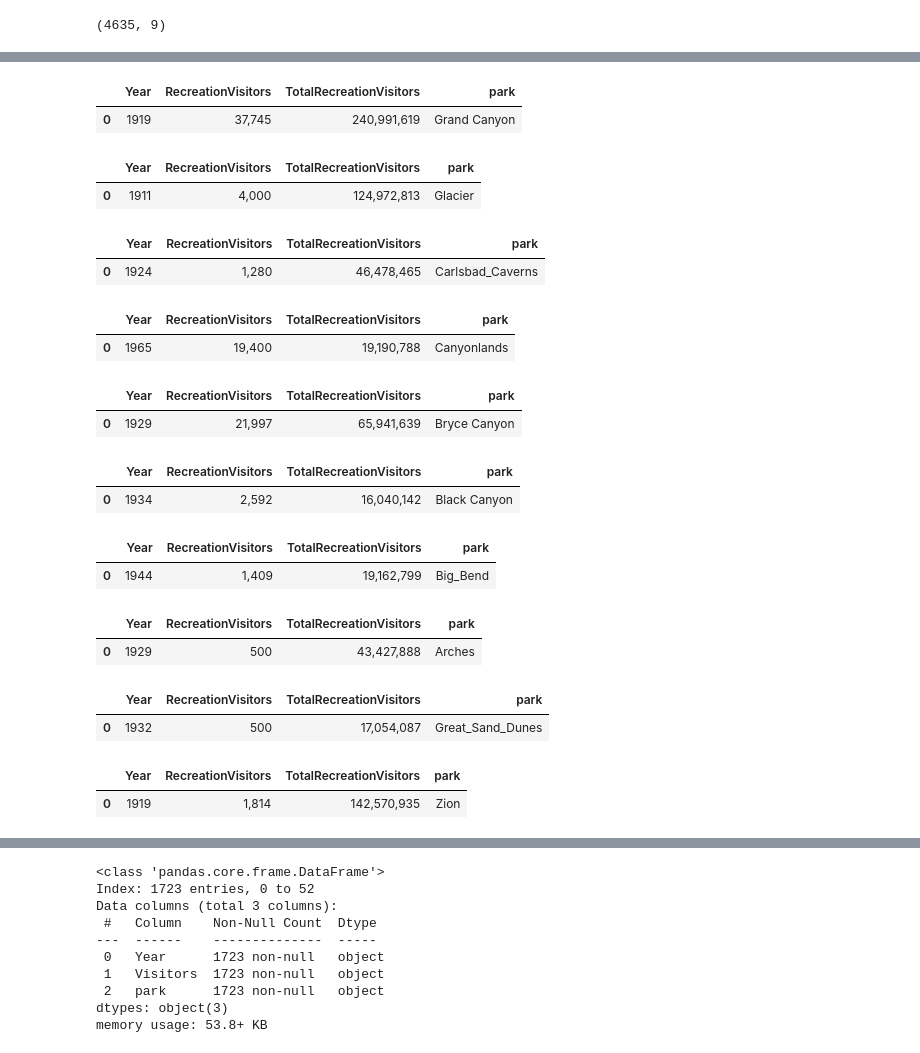
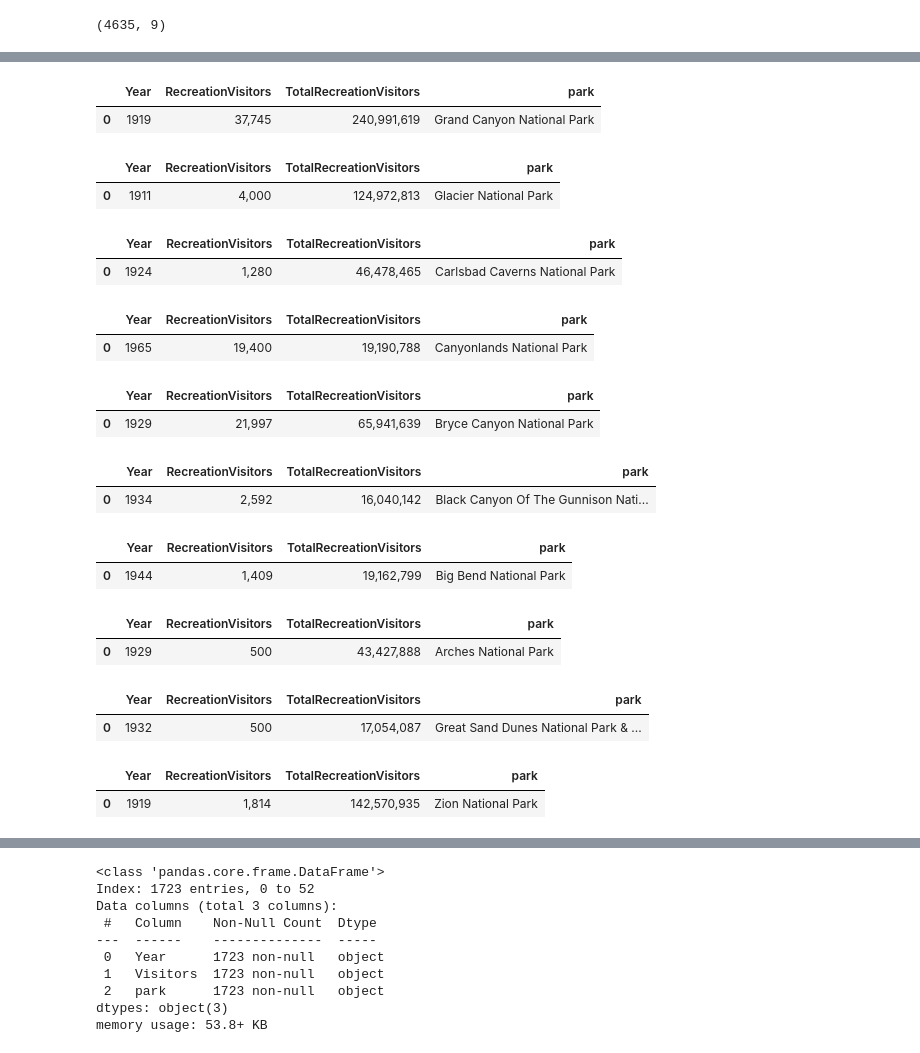
Before and after one commit to GGRAN24/Capstone_NParks, a Jupyter notebook: Capstone(a).ipynb, the cells around one changed output, grey strips where cells are left out. Drawn from its saved outputs; the diff is of its cells as text; code cells hidden in the pictures.

```diff
--- a/Capstone(a).ipynb
+++ b/Capstone(a).ipynb
@@ -51,75 +65,75 @@ Grand_Teton_pop_df
 # %%
 Grand_Canyon_pop_df=pd.read_csv('data/Grand_Canyon_pop.csv',skiprows=3)
 # %%
-Grand_Canyon_pop_df['park']='Grand Canyon'
+Grand_Canyon_pop_df['park']='Grand Canyon National Park'
 Grand_Canyon_pop_df.head(1)
 # %% [output]
 |  | Year | RecreationVisitors | TotalRecreationVisitors | park |
-| 0 | 1919 | 37,745 | 240,991,619 | Grand Canyon |
+| 0 | 1919 | 37,745 | 240,991,619 | Grand Canyon National Park |
 # %%
 Glacier_pop_df=pd.read_csv('data/Glacier_pop.csv',skiprows=3)
 # %%
-Glacier_pop_df['park']='Glacier'
+Glacier_pop_df['park']='Glacier National Park'
 Glacier_pop_df.head(1)
 # %% [output]
 |  | Year | RecreationVisitors | TotalRecreationVisitors | park |
-| 0 | 1911 | 4,000 | 124,972,813 | Glacier |
+| 0 | 1911 | 4,000 | 124,972,813 | Glacier National Park |
 # %%
 Carlsbad_Caverns_pop_df=pd.read_csv('data/Carlsbad_Caverns.csv',skiprows=3)
 # %%
-Carlsbad_Caverns_pop_df['park']='Carlsbad_Caverns'
+Carlsbad_Caverns_pop_df['park']='Carlsbad Caverns National Park'
 Carlsbad_Caverns_pop_df.head(1)
 # %% [output]
 |  | Year | RecreationVisitors | TotalRecreationVisitors | park |
-| 0 | 1924 | 1,280 | 46,478,465 | Carlsbad_Caverns |
+| 0 | 1924 | 1,280 | 46,478,465 | Carlsbad Caverns National Park |
 # %%
 Canyonlands_pop_df=pd.read_csv('data/Canyonlands_pop.csv',skiprows=3)
-Canyonlands_pop_df['park']='Canyonlands'
+Canyonlands_pop_df['park']='Canyonlands National Park'
 Canyonlands_pop_df.head(1)
 # %% [output]
 |  | Year | RecreationVisitors | TotalRecreationVisitors | park |
-| 0 | 1965 | 19,400 | 19,190,788 | Canyonlands |
+| 0 | 1965 | 19,400 | 19,190,788 | Canyonlands National Park |
 # %%
 Bryce_Canyon_pop_df=pd.read_csv('data/Bryce_Canyon_pop.csv',skiprows=3)
-Bryce_Canyon_pop_df['park']='Bryce Canyon'
+Bryce_Canyon_pop_df['park']='Bryce Canyon National Park'
 Bryce_Canyon_pop_df.head(1)
 # %% [output]
 |  | Year | RecreationVisitors | TotalRecreationVisitors | park |
-| 0 | 1929 | 21,997 | 65,941,639 | Bryce Canyon |
+| 0 | 1929 | 21,997 | 65,941,639 | Bryce Canyon National Park |
 # %%
 Black_Canyon_pop_df=pd.read_csv('data/Black_Canyon_pop.csv',skiprows=3)
-Black_Canyon_pop_df['park']='Black Canyon'
+Black_Canyon_pop_df['park']='Black Canyon Of The Gunnison National Park'
 Black_Canyon_pop_df.head(1)
 # %% [output]
 |  | Year | RecreationVisitors | TotalRecreationVisitors | park |
-| 0 | 1934 | 2,592 | 16,040,142 | Black Canyon |
+| 0 | 1934 | 2,592 | 16,040,142 | Black Canyon Of The Gunnison Nati... |
 # %%
 Big_Bend_pop_df=pd.read_csv('data/Big_Bend_pop.csv',skiprows=3)
-Big_Bend_pop_df['park']='Big_Bend'
+Big_Bend_pop_df['park']='Big Bend National Park'
 Big_Bend_pop_df.head(1)
 # %% [output]
 |  | Year | RecreationVisitors | TotalRecreationVisitors | park |
-| 0 | 1944 | 1,409 | 19,162,799 | Big_Bend |
+| 0 | 1944 | 1,409 | 19,162,799 | Big Bend National Park |
 # %%
 Arches_pop_df=pd.read_csv('data/Arches_pop.csv',skiprows=3)
-Arches_pop_df['park']='Arches'
+Arches_pop_df['park']='Arches National Park'
 Arches_pop_df.head(1)
 # %% [output]
 |  | Year | RecreationVisitors | TotalRecreationVisitors | park |
-| 0 | 1929 | 500 | 43,427,888 | Arches |
+| 0 | 1929 | 500 | 43,427,888 | Arches National Park |
 # %%
 Great_Sand_Dunes_pop_df=pd.read_csv('data/Great_Sand_Dunes_pop.csv',skiprows=3)
-Great_Sand_Dunes_pop_df['park']='Great_Sand_Dunes'
+Great_Sand_Dunes_pop_df['park']='Great Sand Dunes National Park & Preserve'
 Great_Sand_Dunes_pop_df.head(1)
 # %% [output]
 |  | Year | RecreationVisitors | TotalRecreationVisitors | park |
-| 0 | 1932 | 500 | 17,054,087 | Great_Sand_Dunes |
+| 0 | 1932 | 500 | 17,054,087 | Great Sand Dunes National Park & ... |
 # %%
 Zion_pop_df=pd.read_csv('data/Zion_pop.csv',skiprows=3)
-Zion_pop_df['park']='Zion'
+Zion_pop_df['park']='Zion National Park'
 Zion_pop_df.head(1)
 # %% [output]
 |  | Year | RecreationVisitors | TotalRecreationVisitors | park |
-| 0 | 1919 | 1,814 | 142,570,935 | Zion |
+| 0 | 1919 | 1,814 | 142,570,935 | Zion National Park |
 # %%
 Yellowstone_pop_df=pd.read_csv('data/Yellowstone_pop.csv',skiprows=3)
```
Also changed, not shown: parts of 37 cells of this notebook, 1 other file.
